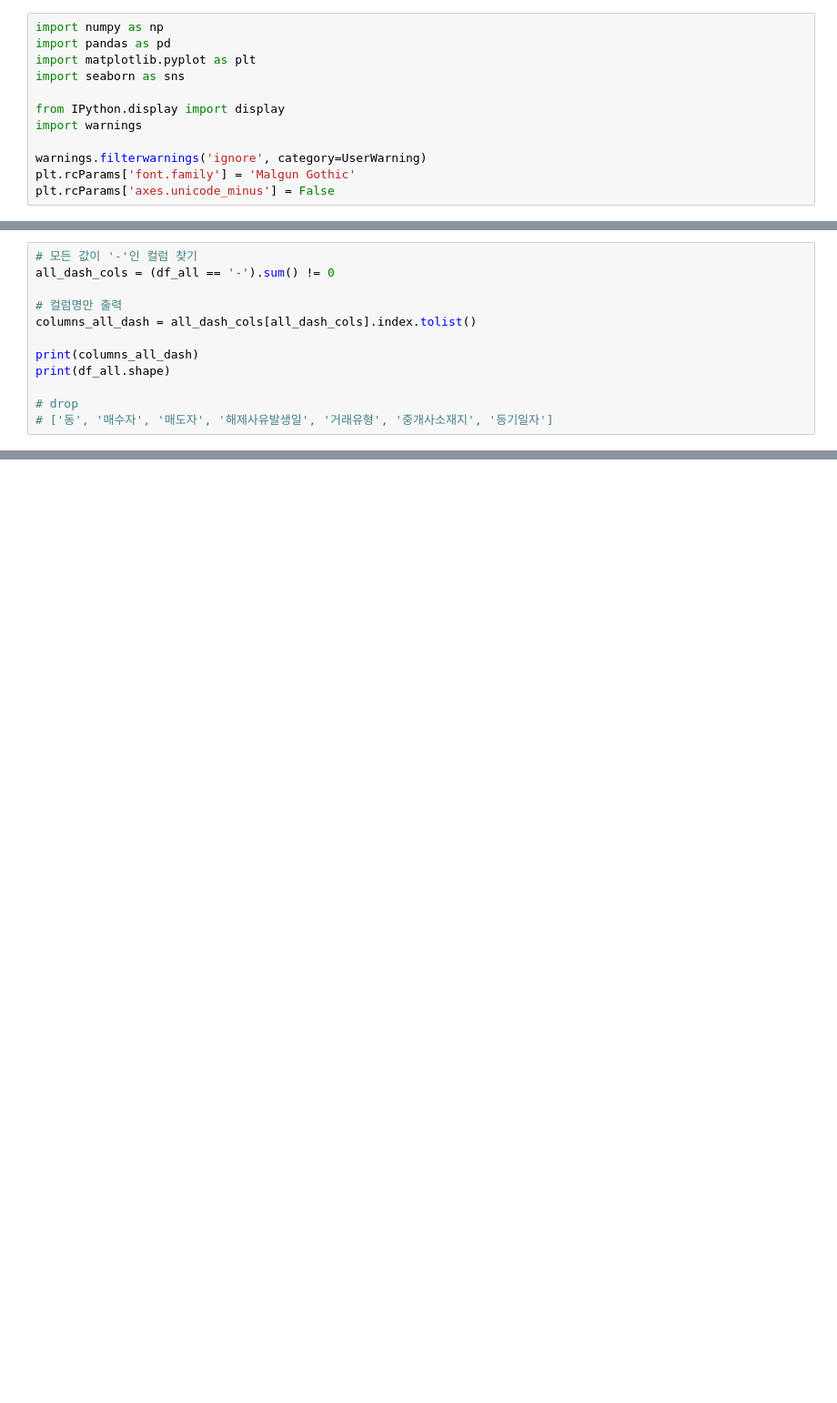
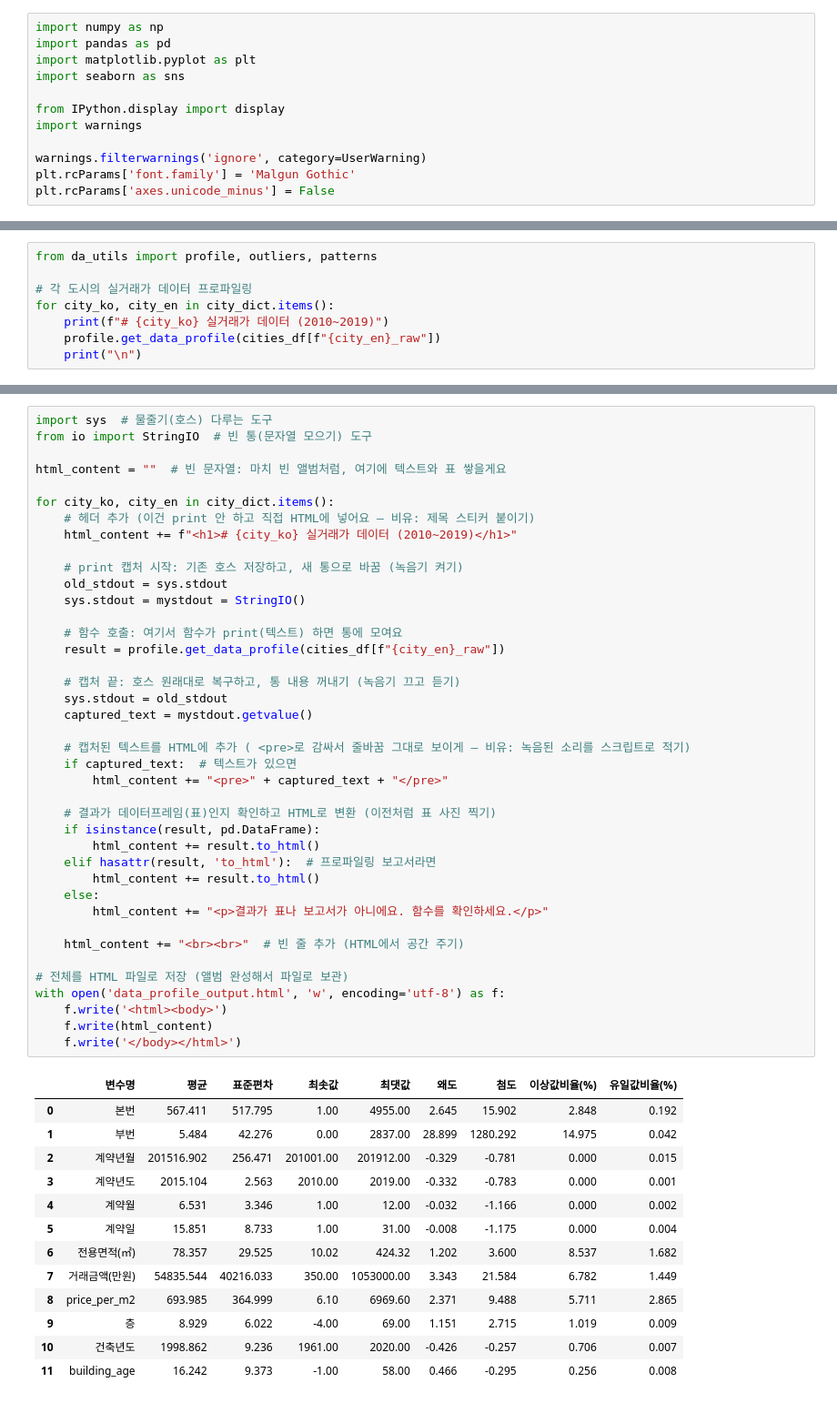
Before and after one commit to noh000/real-estate-data-analysis-project, a Jupyter notebook: p1_data_preprocessing.ipynb, the cells around one changed output, grey strips where cells are left out. Shown at 91% size. Drawn from its saved outputs; the diff is of its cells as text; blank space fills up the shorter version.

Commit message:
Outlier handling

```diff
--- a/p1_data_preprocessing.ipynb
+++ b/p1_data_preprocessing.ipynb
@@ -50,12 +117,8 @@ display(df_all.tail())
 # %%
-# 모든 값이 '-'인 컬럼 찾기
-all_dash_cols = (df_all == '-').sum() != 0
+from da_utils import profile, outliers, patterns
 
-# 컬럼명만 출력
-columns_all_dash = all_dash_cols[all_dash_cols].index.tolist()
-
-print(columns_all_dash)
-print(df_all.shape)
-
-# drop
-# ['동', '매수자', '매도자', '해제사유발생일', '거래유형', '중개사소재지', '등기일자']
+# 각 도시의 실거래가 데이터 프로파일링
+for city_ko, city_en in city_dict.items():
+    print(f"# {city_ko} 실거래가 데이터 (2010~2019)")
+    profile.get_data_profile(cities_df[f"{city_en}_raw"])
+    print("\n")
@@ -80,0 +125,54 @@ Name: NO, dtype: int64
+# %%
+import sys  # 물줄기(호스) 다루는 도구
+from io import StringIO  # 빈 통(문자열 모으기) 도구
+
+html_content = ""  # 빈 문자열: 마치 빈 앨범처럼, 여기에 텍스트와 표 쌓을게요
+
+for city_ko, city_en in city_dict.items():
+    # 헤더 추가 (이건 print 안 하고 직접 HTML에 넣어요 – 비유: 제목 스티커 붙이기)
+    html_content += f"<h1># {city_ko} 실거래가 데이터 (2010~2019)</h1>"
+
+    # print 캡처 시작: 기존 호스 저장하고, 새 통으로 바꿈 (녹음기 켜기)
+    old_stdout = sys.stdout
+    sys.stdout = mystdout = StringIO()
+
+    # 함수 호출: 여기서 함수가 print(텍스트) 하면 통에 모여요
+    result = profile.get_data_profile(cities_df[f"{city_en}_raw"])
+
+    # 캡처 끝: 호스 원래대로 복구하고, 통 내용 꺼내기 (녹음기 끄고 듣기)
+    sys.stdout = old_stdout
+    captured_text = mystdout.getvalue()
+
+    # 캡처된 텍스트를 HTML에 추가 ( <pre>로 감싸서 줄바꿈 그대로 보이게 – 비유: 녹음된 소리를 스크립트로 적기)
+    if captured_text:  # 텍스트가 있으면
+        html_content += "<pre>" + captured_text + "</pre>"
+
+    # 결과가 데이터프레임(표)인지 확인하고 HTML로 변환 (이전처럼 표 사진 찍기)
+    if isinstance(result, pd.DataFrame):
+        html_content += result.to_html()
+    elif hasattr(result, 'to_html'):  # 프로파일링 보고서라면
+        html_content += result.to_html()
+    else:
+        html_content += "<p>결과가 표나 보고서가 아니에요. 함수를 확인하세요.</p>"
+
+    html_content += "<br><br>"  # 빈 줄 추가 (HTML에서 공간 주기)
+
+# 전체를 HTML 파일로 저장 (앨범 완성해서 파일로 보관)
+with open('data_profile_output.html', 'w', encoding='utf-8') as f:
+    f.write('<html><body>')
+    f.write(html_content)
+    f.write('</body></html>')
+# %% [output]
+|  | 변수명 | 평균 | 표준편차 | 최솟값 | 최댓값 | 왜도 | 첨도 | 이상값비율(%) | 유일값비율(%) |
+| 0 | 본번 | 567.411 | 517.795 | 1.00 | 4955.00 | 2.645 | 15.902 | 2.848 | 0.192 |
+| 1 | 부번 | 5.484 | 42.276 | 0.00 | 2837.00 | 28.899 | 1280.292 | 14.975 | 0.042 |
+| 2 | 계약년월 | 201516.902 | 256.471 | 201001.00 | 201912.00 | -0.329 | -0.781 | 0.000 | 0.015 |
+| 3 | 계약년도 | 2015.104 | 2.563 | 2010.00 | 2019.00 | -0.332 | -0.783 | 0.000 | 0.001 |
+| 4 | 계약월 | 6.531 | 3.346 | 1.00 | 12.00 | -0.032 | -1.166 | 0.000 | 0.002 |
+| 5 | 계약일 | 15.851 | 8.733 | 1.00 | 31.00 | -0.008 | -1.175 | 0.000 | 0.004 |
+| 6 | 전용면적(㎡) | 78.357 | 29.525 | 10.02 | 424.32 | 1.202 | 3.600 | 8.537 | 1.682 |
+| 7 | 거래금액(만원) | 54835.544 | 40216.033 | 350.00 | 1053000.00 | 3.343 | 21.584 | 6.782 | 1.449 |
+| 8 | price_per_m2 | 693.985 | 364.999 | 6.10 | 6969.60 | 2.371 | 9.488 | 5.711 | 2.865 |
+| 9 | 층 | 8.929 | 6.022 | -4.00 | 69.00 | 1.151 | 2.715 | 1.019 | 0.009 |
+| 10 | 건축년도 | 1998.862 | 9.236 | 1961.00 | 2020.00 | -0.426 | -0.257 | 0.706 | 0.007 |
+| 11 | building_age | 16.242 | 9.373 | -1.00 | 58.00 | 0.466 | -0.295 | 0.256 | 0.008 |
```
Also changed, not shown: parts of 11 cells of this notebook, 1 other file.
